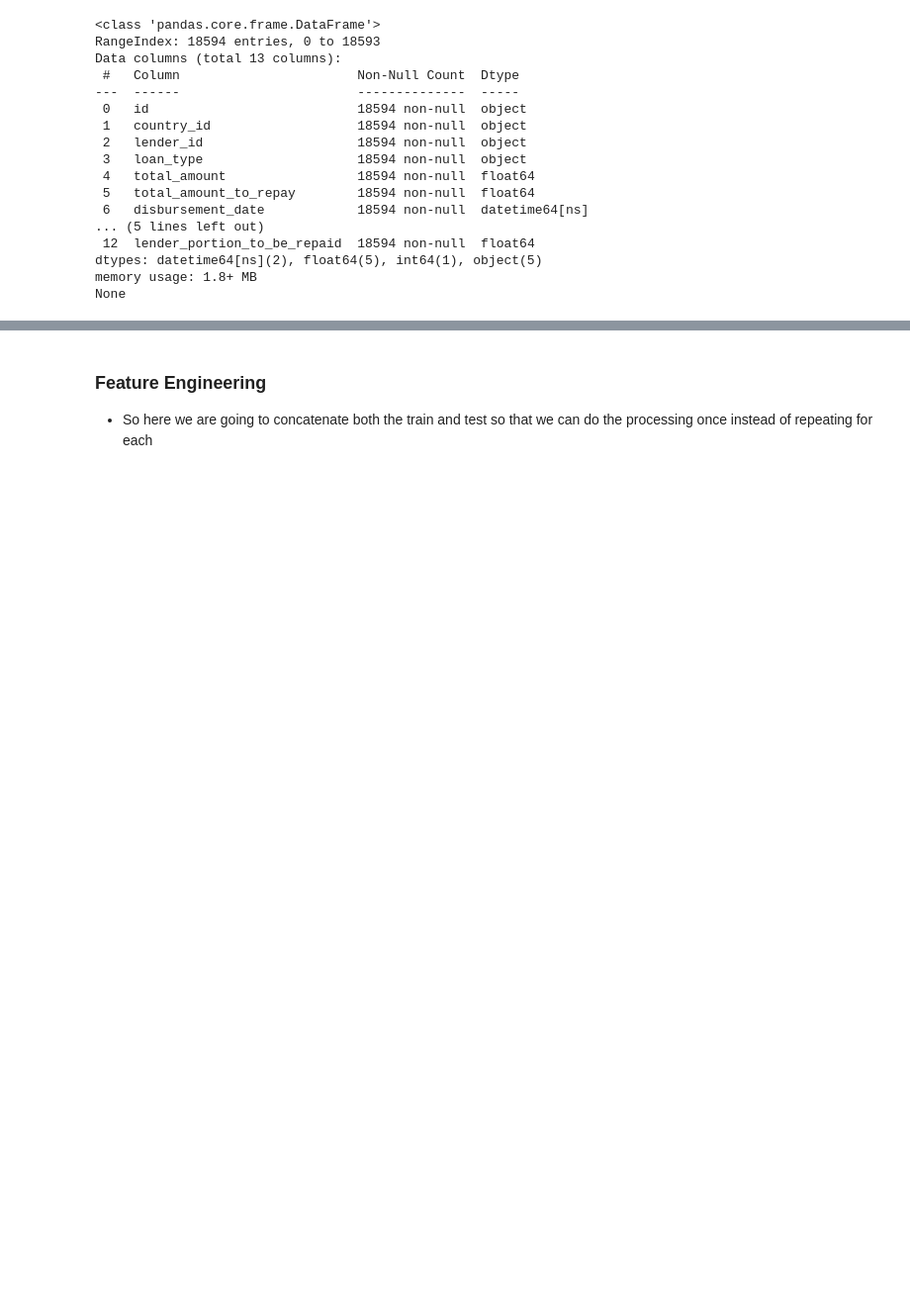
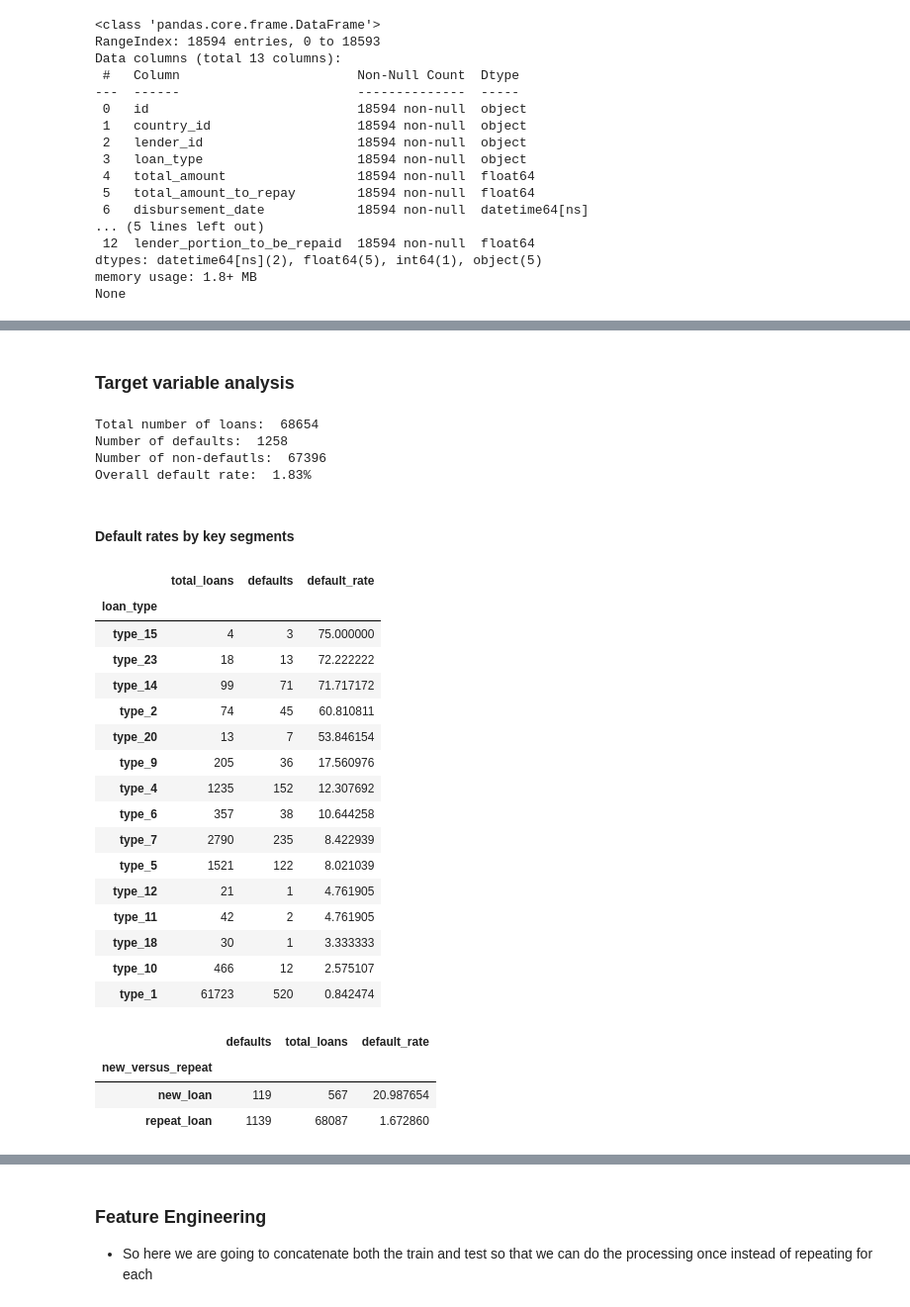
Before and after one commit to dataXpirates/credit_risk, a Jupyter notebook: notebook.ipynb, the cells around one changed output, grey strips where cells are left out. Shown: that part at 99% size. Drawn from its saved outputs; the diff is of its cells as text; code cells hidden in the pictures; blank space fills up the shorter version.

```diff
--- a/notebook.ipynb
+++ b/notebook.ipynb
@@ -298,0 +267,64 @@ Name: proportion, dtype: float64
+# %% [markdown]
+### Target variable analysis
+# %%
+# Default statistics
+
+total_loans = len(df)
+total_defaults = df.target.sum()
+default_rate = (total_defaults/total_loans)*100
+print('Total number of loans: ',total_loans)
+print('Number of defaults: ',total_defaults)
+print('Number of non-defautls: ',total_loans-total_defaults)
+print('Overall default rate: ',f'{default_rate:.2f}%')
+# %% [output]
+Total number of loans:  68654
+Number of defaults:  1258
+Number of non-defautls:  67396
+Overall default rate:  1.83%
+# %% [markdown]
+#### Default rates by key segments
+# %%
+# default rate by loan type
+loan_type_defaults = df.groupby('loan_type')['target'].agg([
+    ('total_loans','count'),
+    ('defaults','sum'),
+    ('default_rate','mean')
+])
+
+loan_type_defaults['default_rate'] = loan_type_defaults['default_rate']*100
+
+display(loan_type_defaults.sort_values('default_rate',ascending=False)[:15])
+# %% [output]
+|  | total_loans | defaults | default_rate |
+| loan_type |  |  |  |
+| type_15 | 4 | 3 | 75.000000 |
+| type_23 | 18 | 13 | 72.222222 |
+| type_14 | 99 | 71 | 71.717172 |
+| type_2 | 74 | 45 | 60.810811 |
+| type_20 | 13 | 7 | 53.846154 |
+| type_9 | 205 | 36 | 17.560976 |
+| type_4 | 1235 | 152 | 12.307692 |
+| type_6 | 357 | 38 | 10.644258 |
+| type_7 | 2790 | 235 | 8.422939 |
+| type_5 | 1521 | 122 | 8.021039 |
+| type_12 | 21 | 1 | 4.761905 |
+| type_11 | 42 | 2 | 4.761905 |
+| type_18 | 30 | 1 | 3.333333 |
+| type_10 | 466 | 12 | 2.575107 |
+| type_1 | 61723 | 520 | 0.842474 |
+# %%
+# Default rate by new vs repeat customers
+customer_type_defaults = df.groupby('new_versus_repeat')['target'].agg({
+     ('total_loans','count'),
+    ('defaults','sum'),
+    ('default_rate','mean')
+})
+
+customer_type_defaults['default_rate'] = customer_type_defaults['default_rate']*100
+
+display(customer_type_defaults.sort_values('default_rate',ascending=False))
+# %% [output]
+|  | defaults | total_loans | default_rate |
+| new_versus_repeat |  |  |  |
+| new_loan | 119 | 567 | 20.987654 |
+| repeat_loan | 1139 | 68087 | 1.672860 |
```
Also changed, not shown: parts of 21 cells of this notebook.
